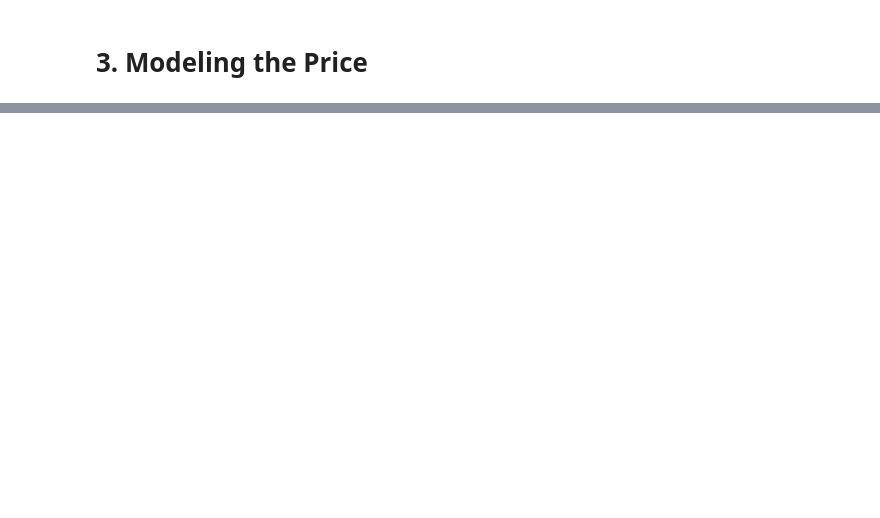
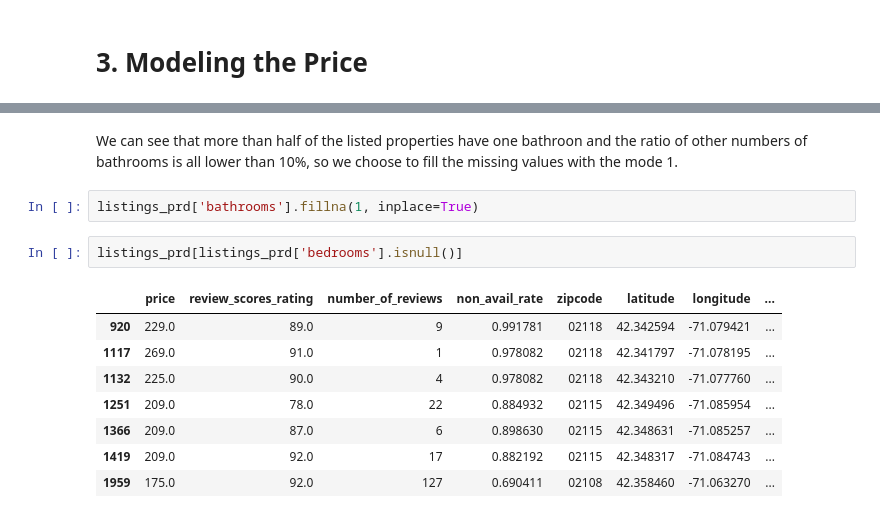
Before and after one commit to chziha/Data-Scientist-Udacity-Nanodegree, a Jupyter notebook: Writing_a_Data_Scientist_Blog_Post/write_ds_blog.ipynb, the cells around one changed output, grey strips where cells are left out. Cells and saved outputs as stored; diff of their text form; blank space fills up the shorter version.

```diff
--- a/Writing_a_Data_Scientist_Blog_Post/write_ds_blog.ipynb
+++ b/Writing_a_Data_Scientist_Blog_Post/write_ds_blog.ipynb
@@ -479,0 +536,15 @@ map_Boston
+# %% [markdown]
+We can see that more than half of the listed properties have one bathroon and the ratio of other numbers of bathrooms is all lower than 10%, so we choose to fill the missing values with the mode 1.
+# %%
+listings_prd['bathrooms'].fillna(1, inplace=True)
+# %%
+listings_prd[listings_prd['bedrooms'].isnull()]
+# %% [output]
+|  | price | review_scores_rating | number_of_reviews | non_avail_rate | zipcode | latitude | longitude | ... |
+| 920 | 229.0 | 89.0 | 9 | 0.991781 | 02118 | 42.342594 | -71.079421 | ... |
+| 1117 | 269.0 | 91.0 | 1 | 0.978082 | 02118 | 42.341797 | -71.078195 | ... |
+| 1132 | 225.0 | 90.0 | 4 | 0.978082 | 02118 | 42.343210 | -71.077760 | ... |
+| 1251 | 209.0 | 78.0 | 22 | 0.884932 | 02115 | 42.349496 | -71.085954 | ... |
+| 1366 | 209.0 | 87.0 | 6 | 0.898630 | 02115 | 42.348631 | -71.085257 | ... |
+| 1419 | 209.0 | 92.0 | 17 | 0.882192 | 02115 | 42.348317 | -71.084743 | ... |
+| 1959 | 175.0 | 92.0 | 127 | 0.690411 | 02108 | 42.358460 | -71.063270 | ... |
```
Also changed, not shown: parts of 23 cells of this notebook, 29 other files.
